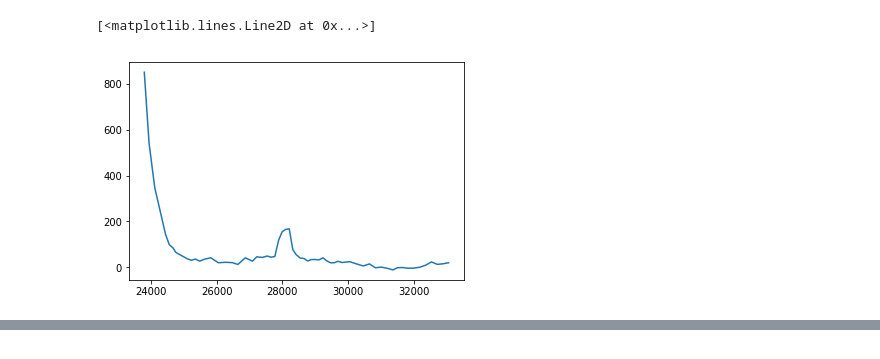
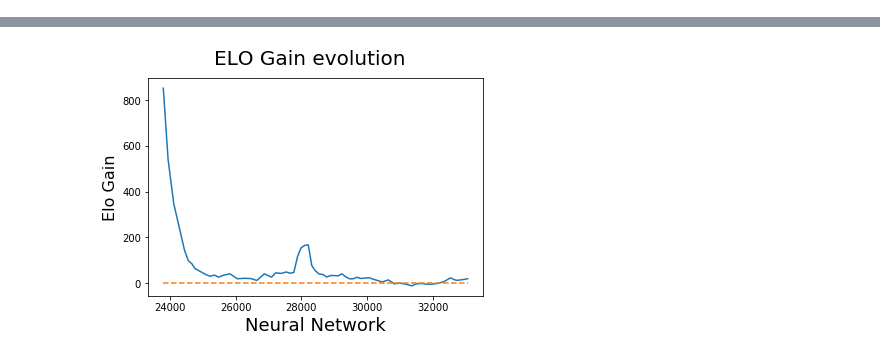
Before and after one commit to jaimevalero/lczero-jupyter, a Jupyter notebook: lczero-matches.ipynb, the cells around one changed output, grey strips where cells are left out. Cells and saved outputs as stored; diff of their text form; code cells hidden in the pictures.

Commit message:
Add Legends

```diff
--- a/lczero-matches.ipynb
+++ b/lczero-matches.ipynb
@@ -97,6 +98,15 @@ See the caveats in the documentation: http://pandas.pydata.org/pandas-docs/stabl
 63 rows × 10 columns
-# %%
-plt.plot(df.Id, df['Elo Gain'])
-# %% [output]
-[<matplotlib.lines.Line2D at 0x...>]
-[figure, removed]
+# %%
+#plt.plot(df.Id, df['Elo Gain'])
+
+from matplotlib import pyplot as plt
+
+fig = plt.figure()
+plt.plot(df.Id, df['Elo Gain'])
+fig.suptitle('ELO Gain evolution', fontsize=20)
+plt.xlabel('Neural Network', fontsize=18)
+plt.ylabel('Elo Gain', fontsize=16)
+
+plt.plot((df.Id.min(), df.Id.max()), (0, 0), '--')
+plt
+# %% [output]
@@ -102,0 +114 @@ plt.plot(df.Id, df['Elo Gain'])
+[figure, added]
```
Also changed, not shown: parts of 8 cells of this notebook, 2 other files.
